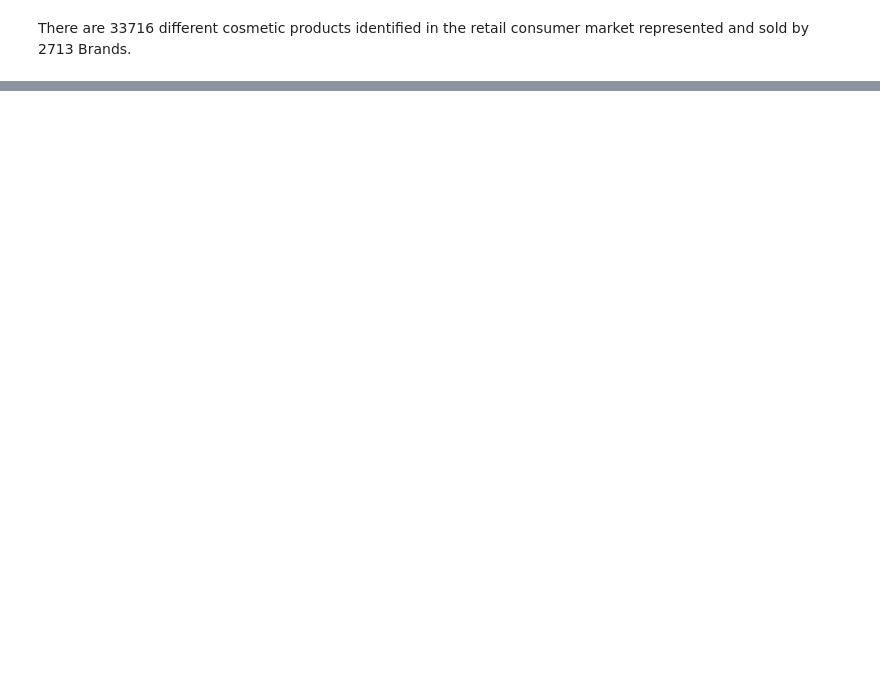
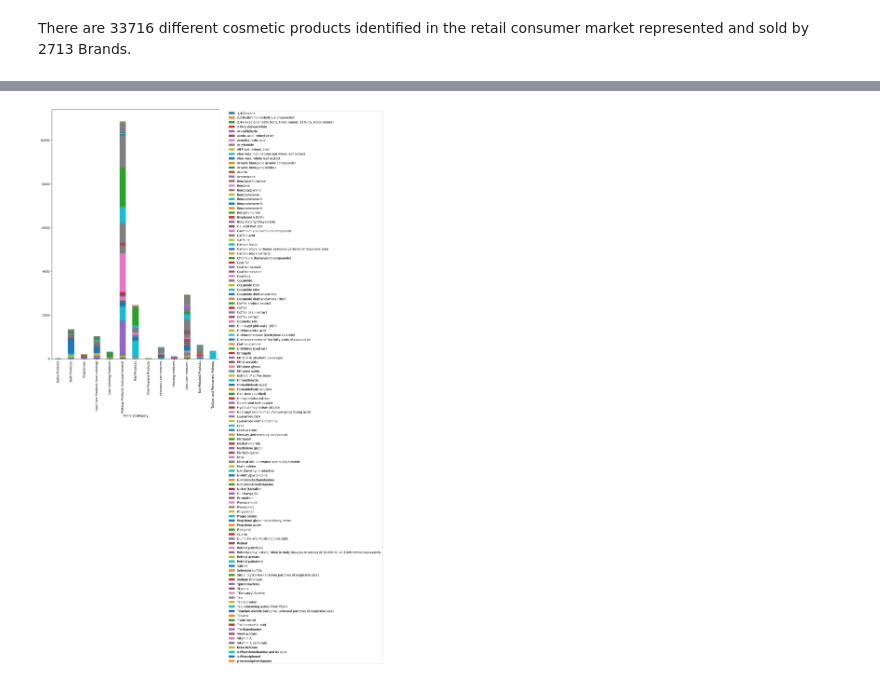
Before and after one commit to fabioladulla/Chemicals-in-Cosmetics, a Jupyter notebook: notebooks/chemicals_in_cosmetics.ipynb, the cells around one changed output, grey strips where cells are left out. Cells and saved outputs as stored; diff of their text form; code cells hidden in the pictures; blank space fills up the shorter version.

```diff
--- a/notebooks/chemicals_in_cosmetics.ipynb
+++ b/notebooks/chemicals_in_cosmetics.ipynb
@@ -348,0 +487,7 @@ plt.show()
+# %%
+pivot_df = data.pivot_table(index='PrimaryCategory', columns='ChemicalName', values='CDPHId', aggfunc='count')
+ax = pivot_df.loc[:,:].plot.bar(stacked=True, figsize=(10,10))
+plt.legend(bbox_to_anchor=(1.04,1), loc="upper left")
+ax.figure.savefig("../images/chemical_distribution.png")
+#plt.tight_layout()
+plt.show()
@@ -348,0 +496,6 @@ plt.show()
+# %%
+ax = pivot_df.loc[:,pivot_df.columns !='Titanium dioxide'].plot.bar(stacked=True, figsize=(10,15))
+plt.legend(bbox_to_anchor=(1.04,1), loc="upper left")
+ax.figure.savefig("../images/distribution_without_titanium.png")
+# %% [output]
+[figure, added]
```
Also changed, not shown: parts of 47 cells of this notebook, 7 other files.
